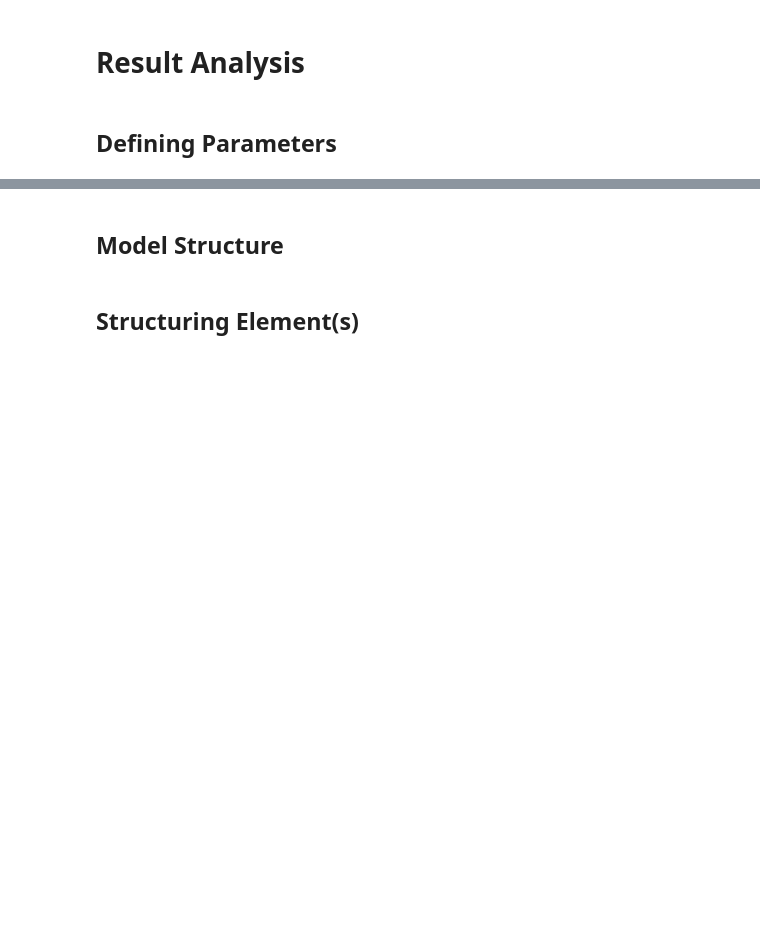
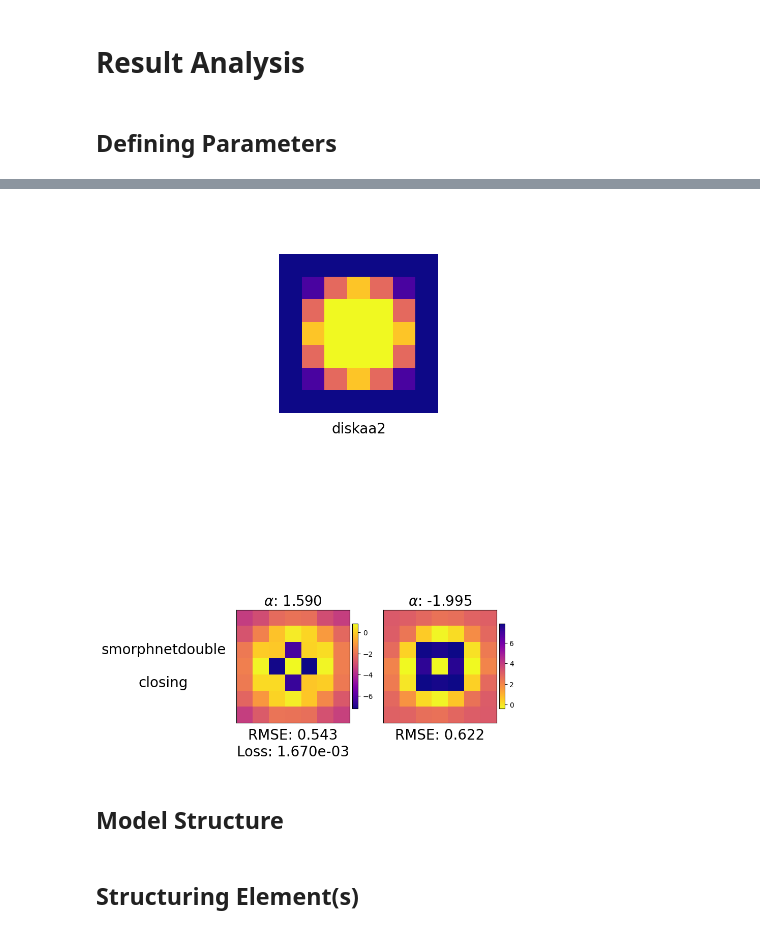
Before and after one commit to TheodoreAouad/MorphoNet, a Jupyter notebook: analysis/visualization.ipynb, the cells around one changed output, grey strips where cells are left out. Cells and saved outputs as stored; diff of their text form; code cells hidden in the pictures; blank space fills up the shorter version.

Commit message:
add double layer support for smorph

```diff
--- a/analysis/visualization.ipynb
+++ b/analysis/visualization.ipynb
@@ -29,3 +28,15 @@ ploting(
+# %%
+ploting(
+    uri=MLFLOW_URI,
+    experiment_name="testdefou",
+    models=["smorphnetdouble"],
+    structuring_elements=["diskaa2"],
+    operations=["closing"],
+    iterations=[0],
+    stretch=4,
+)
+# %% [output]
+[figure, added]
 # %% [markdown]
 ## Model Structure
 # %%
```
Also changed, not shown: parts of 2 cells of this notebook, 8 other files.
